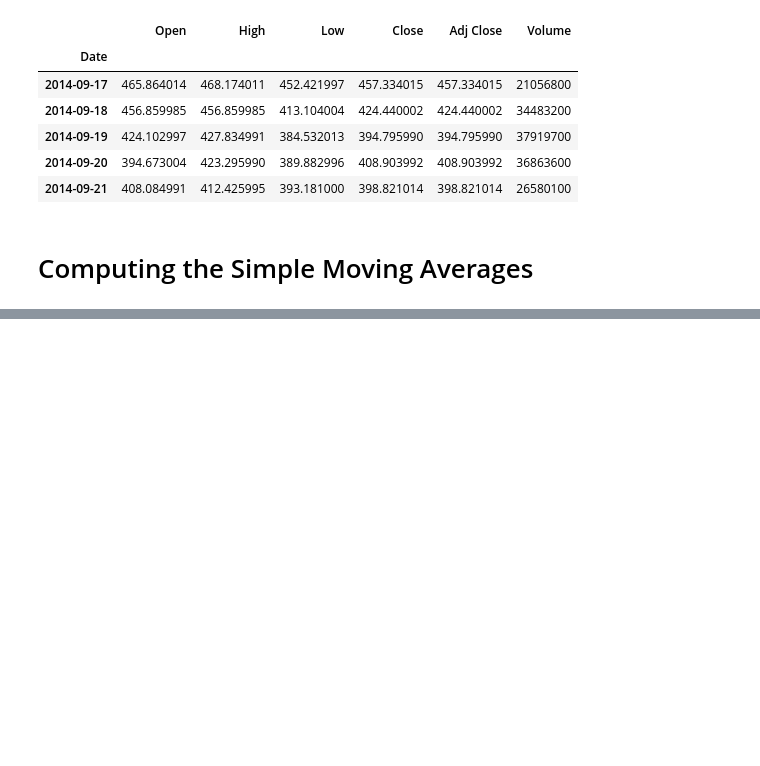
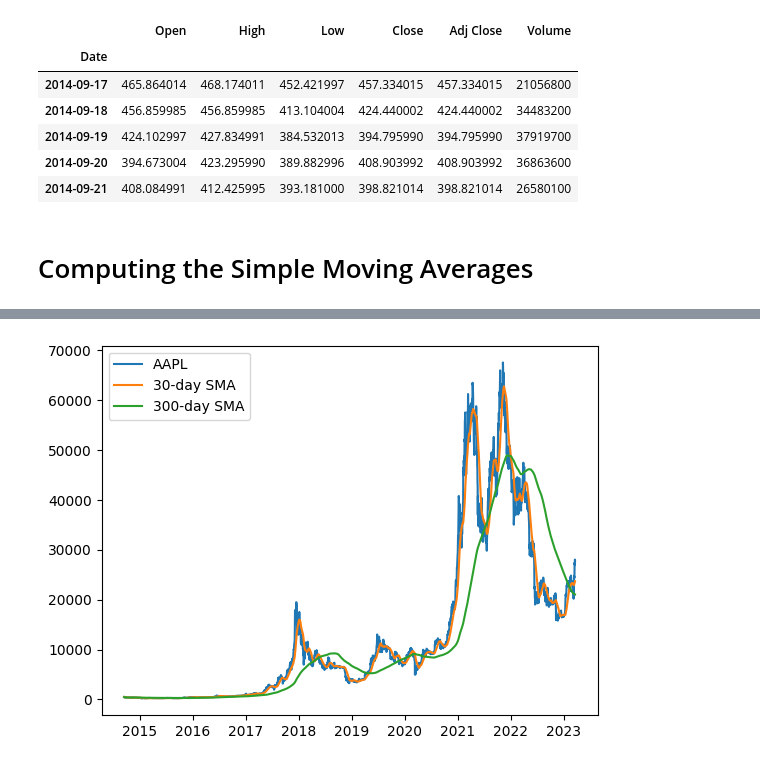
Before and after one commit to Annarhysa/Cryptocurrency-Trading-Algorithm, a Jupyter notebook: Market-Analysis-yfinance.ipynb, the cells around one changed output, grey strips where cells are left out. Drawn from its saved outputs; the diff is of its cells as text; code cells hidden in the pictures; blank space fills up the shorter version.

```diff
--- a/Market-Analysis-yfinance.ipynb
+++ b/Market-Analysis-yfinance.ipynb
@@ -37,0 +38,8 @@ BTC_USD.head()
+# %%
+plt.plot(BTC_USD.index, BTC_USD['Close'], label='AAPL')
+plt.plot(BTC_USD['SMA_30'].index, BTC_USD['SMA_30'] , label='30-day SMA')
+plt.plot(BTC_USD['SMA_300'].index, BTC_USD['SMA_300'] , label='300-day SMA')
+plt.legend()
+plt.show()
+# %% [output]
+[figure, added]
```
Also changed, not shown: parts of 1 cell of this notebook.
